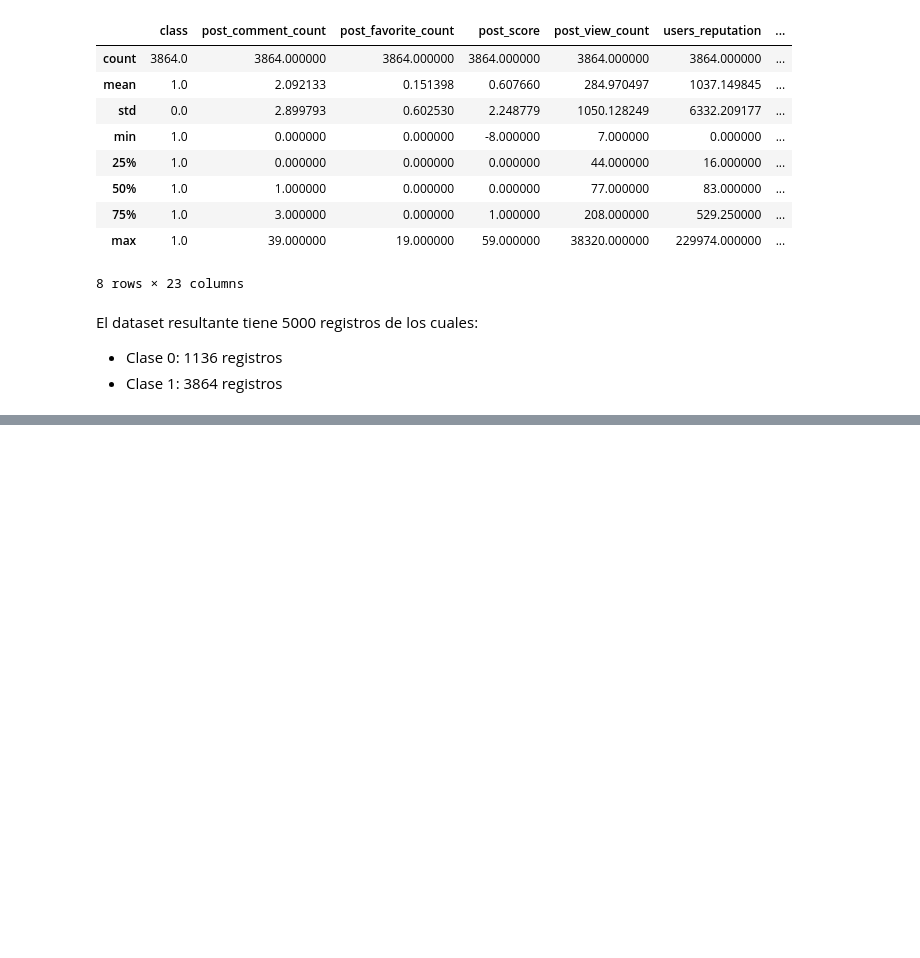
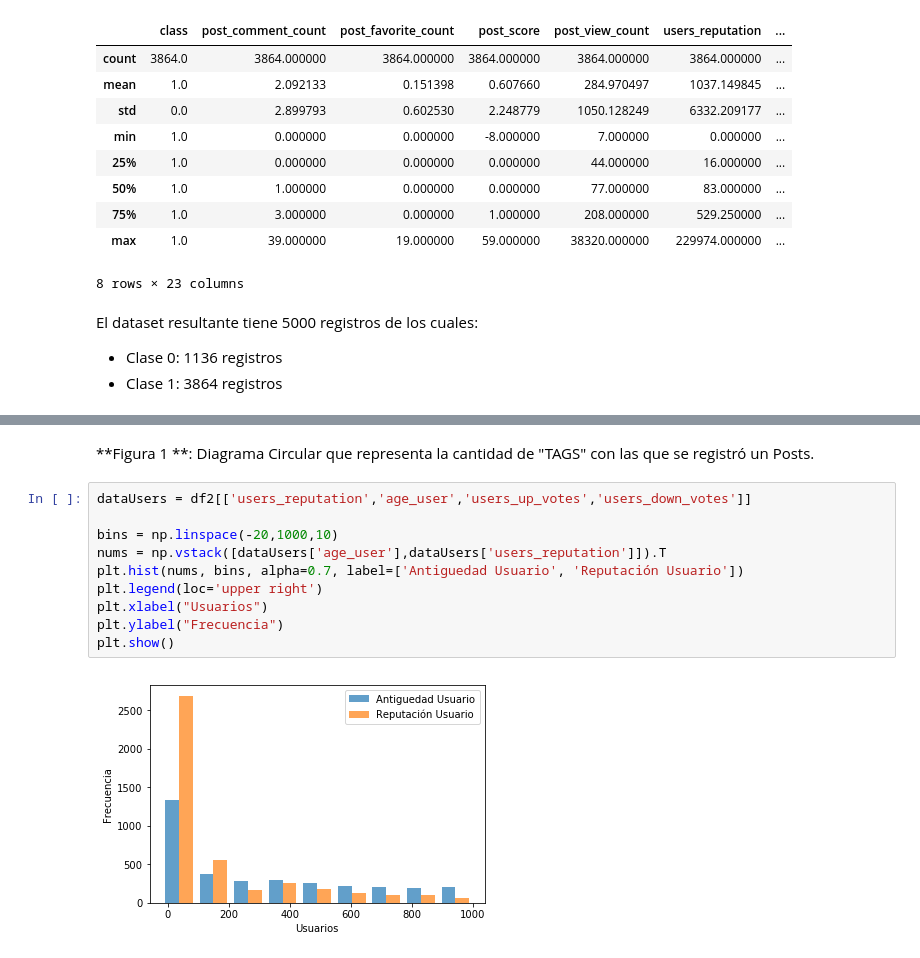
Before and after one commit to evelasquez-4/dataMining, a Jupyter notebook: proyectoMineria/preprocesamiento_Hito2.ipynb, the cells around one changed output, grey strips where cells are left out. Drawn from its saved outputs; the diff is of its cells as text; blank space fills up the shorter version.

```diff
--- a/proyectoMineria/preprocesamiento_Hito2.ipynb
+++ b/proyectoMineria/preprocesamiento_Hito2.ipynb
@@ -231,0 +249,14 @@ El dataset resultante tiene 5000 registros de los cuales:
+# %% [markdown]
+**Figura 1 **: Diagrama Circular que representa la cantidad de "TAGS" con las que se registró un Posts.
+# %%
+dataUsers = df2[['users_reputation','age_user','users_up_votes','users_down_votes']]
+
+bins = np.linspace(-20,1000,10)
+nums = np.vstack([dataUsers['age_user'],dataUsers['users_reputation']]).T
+plt.hist(nums, bins, alpha=0.7, label=['Antiguedad Usuario', 'Reputación Usuario'])
+plt.legend(loc='upper right')
+plt.xlabel("Usuarios")
+plt.ylabel("Frecuencia")
+plt.show()
+# %% [output]
+[figure, added]
```
Also changed, not shown: parts of 9 cells of this notebook.
